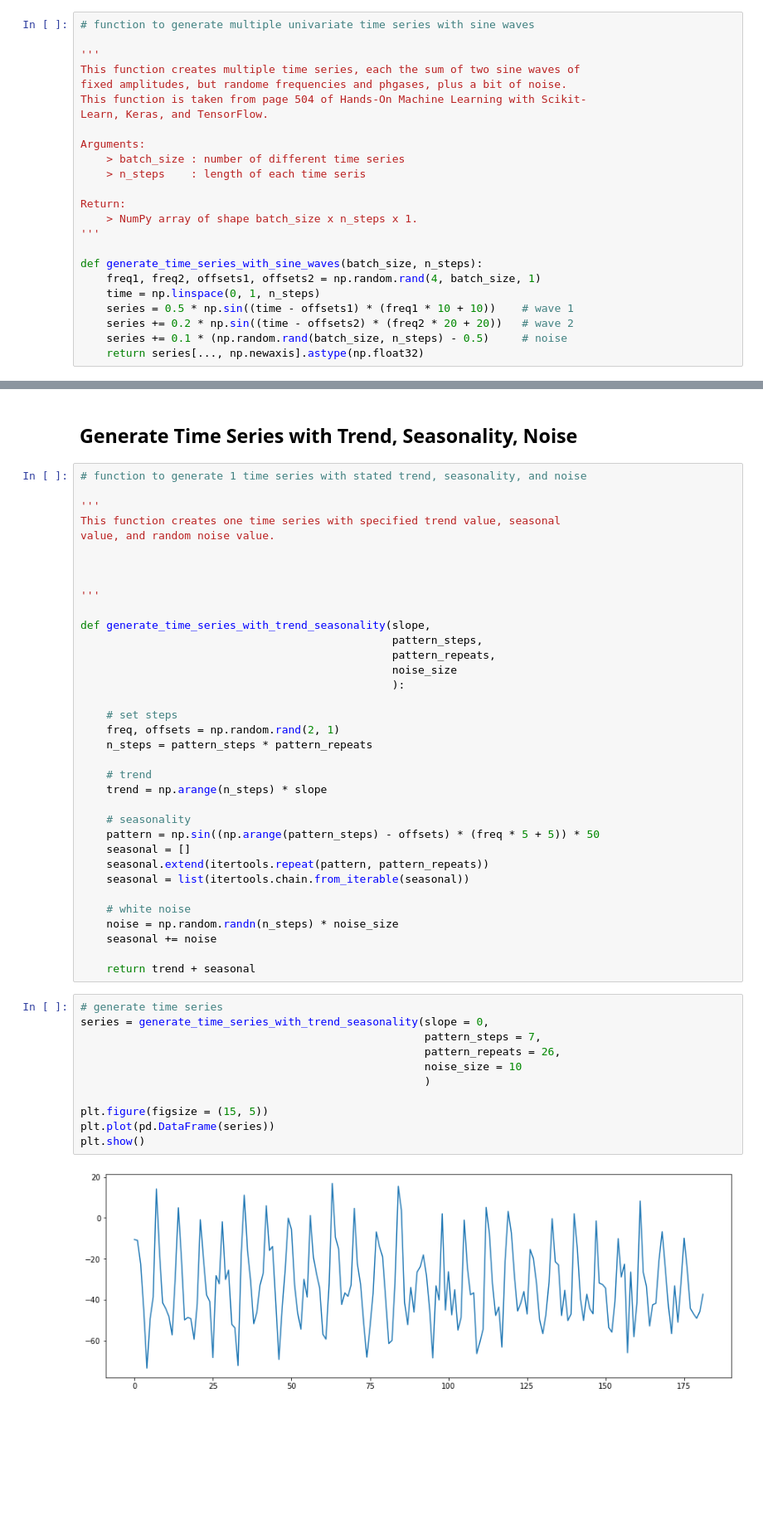
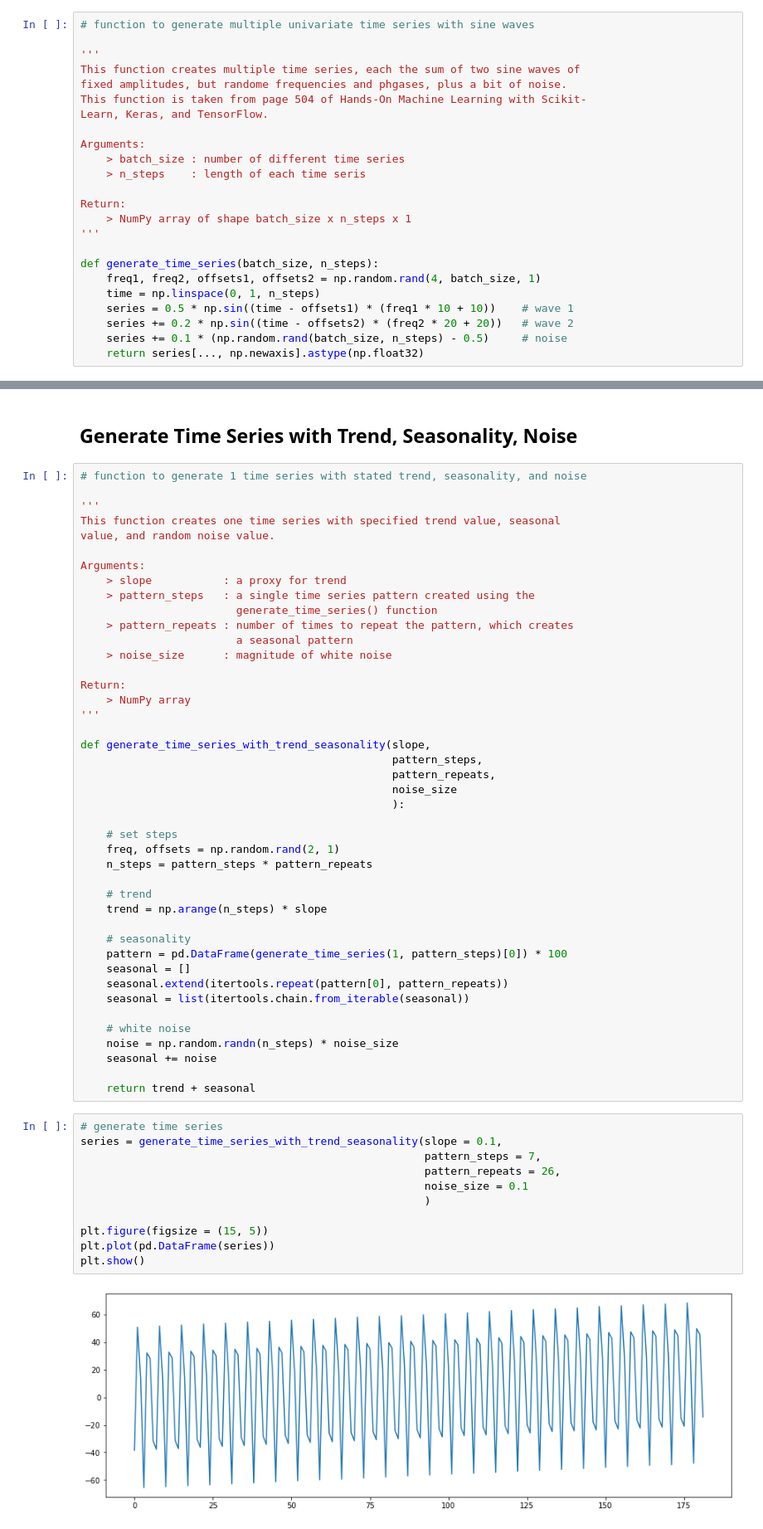
Before and after one commit to hiydavid/time-series, a Jupyter notebook: time_series_generation.ipynb, the cells around one changed output, grey strips where cells are left out. Shown at 83% size. Cells and saved outputs as stored; diff of their text form; blank space fills up the shorter version.

```diff
--- a/time_series_generation.ipynb
+++ b/time_series_generation.ipynb
@@ -29,10 +26,10 @@ Arguments:
     > n_steps    : length of each time seris
 
 Return:
-    > NumPy array of shape batch_size x n_steps x 1.
+    > NumPy array of shape batch_size x n_steps x 1
 '''
 
-def generate_time_series_with_sine_waves(batch_size, n_steps):
+def generate_time_series(batch_size, n_steps):
     freq1, freq2, offsets1, offsets2 = np.random.rand(4, batch_size, 1)
     time = np.linspace(0, 1, n_steps)
     series = 0.5 * np.sin((time - offsets1) * (freq1 * 10 + 10))    # wave 1
@@ -58,8 +55,16 @@ plt.show()
 This function creates one time series with specified trend value, seasonal
 value, and random noise value.
 
+Arguments:
+    > slope           : a proxy for trend
+    > pattern_steps   : a single time series pattern created using the
+                        generate_time_series() function
+    > pattern_repeats : number of times to repeat the pattern, which creates
+                        a seasonal pattern
+    > noise_size      : magnitude of white noise
 
-
+Return:
+    > NumPy array
 '''
 
 def generate_time_series_with_trend_seasonality(slope,
@@ -76,9 +81,9 @@ def generate_time_series_with_trend_seasonality(slope,
     trend = np.arange(n_steps) * slope
 
     # seasonality
-    pattern = np.sin((np.arange(pattern_steps) - offsets) * (freq * 5 + 5)) * 50
+    pattern = pd.DataFrame(generate_time_series(1, pattern_steps)[0]) * 100
     seasonal = []
-    seasonal.extend(itertools.repeat(pattern, pattern_repeats))
+    seasonal.extend(itertools.repeat(pattern[0], pattern_repeats))
     seasonal = list(itertools.chain.from_iterable(seasonal))
 
     # white noise
@@ -88,14 +93,14 @@ def generate_time_series_with_trend_seasonality(slope,
     return trend + seasonal
 # %%
 # generate time series
-series = generate_time_series_with_trend_seasonality(slope = 0,
+series = generate_time_series_with_trend_seasonality(slope = 0.1,
                                                      pattern_steps = 7,
                                                      pattern_repeats = 26,
-                                                     noise_size = 10
+                                                     noise_size = 0.1
                                                      )
 
 plt.figure(figsize = (15, 5))
 plt.plot(pd.DataFrame(series))
 plt.show()
 # %% [output]
-[figure, old version]
+[figure, new version]
```
Also changed, not shown: parts of 2 cells of this notebook.
